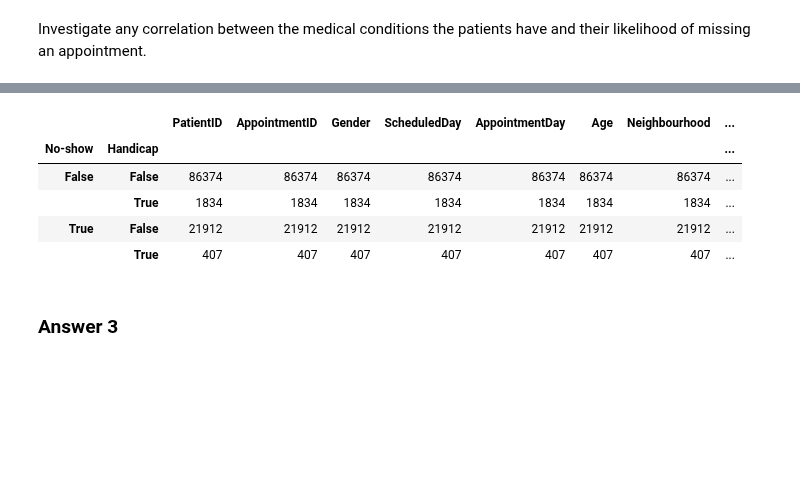
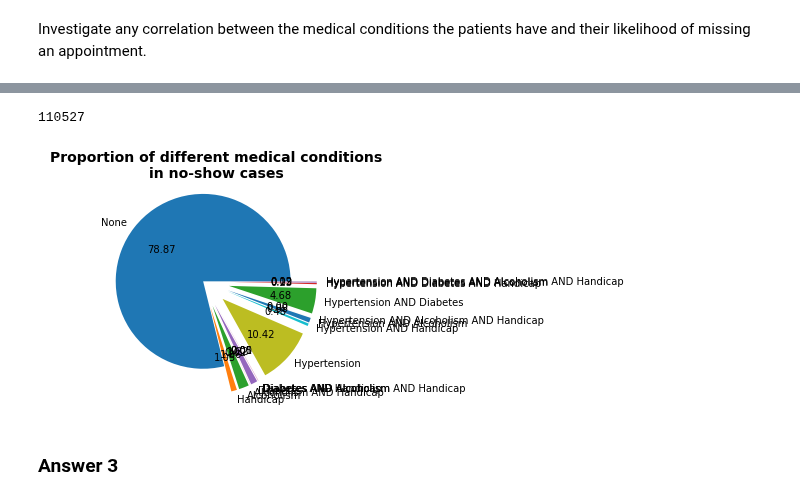
Before and after one commit to Zabamund/datasci-nano, a Jupyter notebook: inv-dataset/noshow.ipynb, the cells around one changed output, grey strips where cells are left out. Cells and saved outputs as stored; diff of their text form; code cells hidden in the pictures; blank space fills up the shorter version.

Commit message:
further analysis on dataset - work in progress on expl data analysis

```diff
--- a/inv-dataset/noshow.ipynb
+++ b/inv-dataset/noshow.ipynb
@@ -682,14 +655,24 @@ count_alcoholism
-# %%
-# get count of people with and without medical condition who missed their appointment
-count_handicap = df_noshow.groupby(['No-show','Handicap']).count()
-count_handicap
-# %% [output]
-|  |  | PatientID | AppointmentID | Gender | ScheduledDay | AppointmentDay | Age | Neighbourhood | ... |
-| No-show | Handicap |  |  |  |  |  |  |  | ... |
-| False | False | 86374 | 86374 | 86374 | 86374 | 86374 | 86374 | 86374 | ... |
-|  | True | 1834 | 1834 | 1834 | 1834 | 1834 | 1834 | 1834 | ... |
-| True | False | 21912 | 21912 | 21912 | 21912 | 21912 | 21912 | 21912 | ... |
-|  | True | 407 | 407 | 407 | 407 | 407 | 407 | 407 | ... |
+# %%
+# check that count sums to all rows - should equal 110527
+sum_check = count_split['PatientID'].sum()
+sum_check
+# %% [output]
+110527
+# %%
+# Visualisation using a pie chart:
+labels = 'Hypertension','Diabetes','Alcoholism','Handicap'
+labels = 'None','Handicap','Alcoholism','Alcoholism AND Handicap','Diabetes','Diabetes AND Handicap','Diabetes AND Alcoholism','Diabetes AND Alcoholism AND Handicap','Hypertension','Hypertension AND Handicap','Hypertension AND Alcoholism','Hypertension AND Alcoholism AND Handicap','Hypertension AND Diabetes','Hypertension AND Diabetes AND Handicap','Hypertension AND Diabetes AND Alcoholism','Hypertension AND Diabetes AND Alcoholism AND Handicap'
+data = [17603,235,416,4,273,3,12,1,2325,108,197,1,1044,51,42,4]
+#clr = ['#008744','#4285f4']
+explosion = [0,0.3,0.3,0.3,0.3,0.3,0.3,0.3,0.3,0.3,0.3,0.3,0.3,0.3,0.3,0.3]
+figureObject, axesObject = plt.subplots()
+#axesObject.pie(data,labels=labels,autopct='%1.2f',colors=clr,startangle=0,explode=explosion)
+axesObject.pie(data,labels=labels,autopct='%1.2f',startangle=0,explode=explosion)
+axesObject.axis('equal')
+plt.title('Proportion of different medical conditions\nin no-show cases', fontsize=14, fontweight='bold')
+plt.show()
+# %% [output]
+[figure, added]
 # %%
 # then get proportions of each and plot eitehr as bar chart or perhaps as pie chart
 # percentage of each medical condition for no-shows vs shows: two pie charts, one for no-show on for show. showing
```
Also changed, not shown: parts of 6 cells of this notebook.
